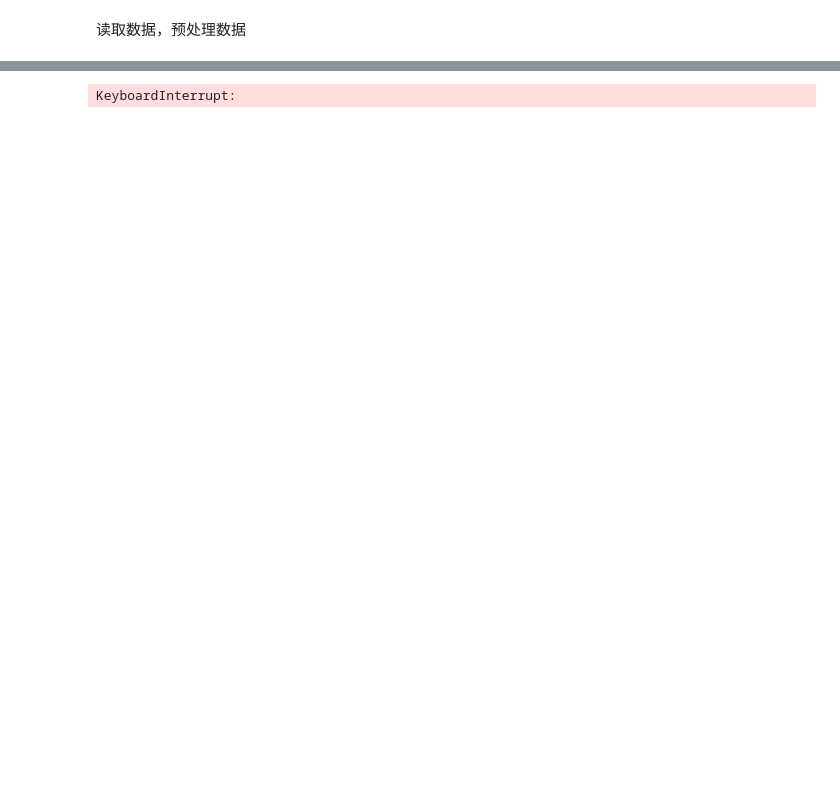
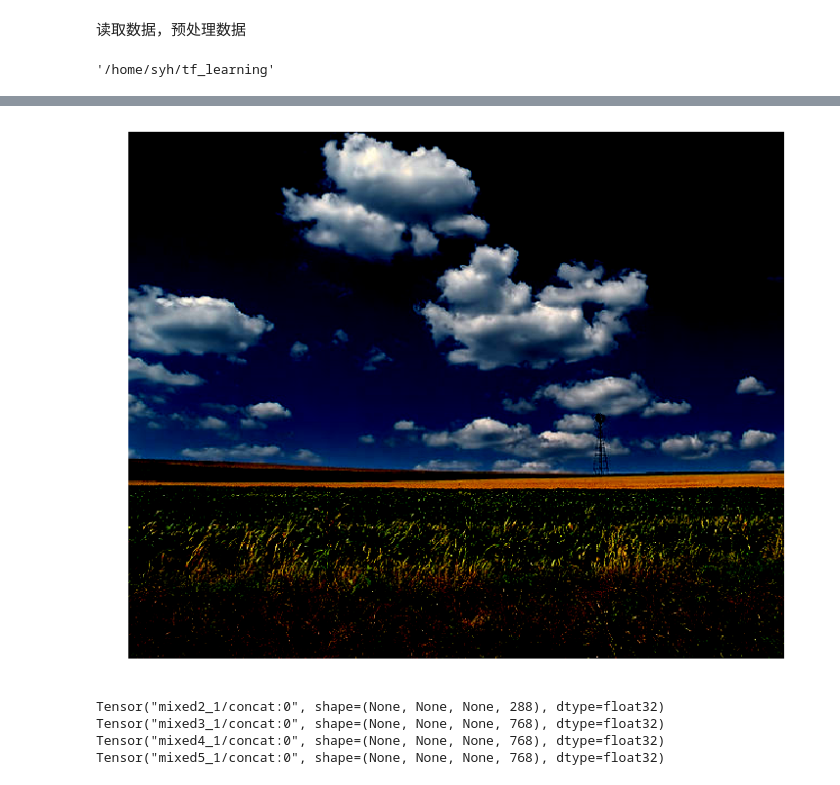
Before and after one commit to FMsunyh/tf_learning, a Jupyter notebook: tensorflow2.0/deep-dream-minimal.ipynb, the cells around one changed output, grey strips where cells are left out. Saved outputs shown, nothing was run; the diff lists cells and outputs as text; code cells hidden in the pictures; blank space fills up the shorter version.

```diff
--- a/tensorflow2.0/deep-dream-minimal.ipynb
+++ b/tensorflow2.0/deep-dream-minimal.ipynb
@@ -7,17 +8,23 @@ from tensorflow.keras.preprocessing import  image
 # %% [markdown]
 读取数据，预处理数据
+# %%
+project_path = os.path.join(os.path.abspath(''),'tf_learning')
+project_path
+# %% [output]
+'/home/syh/tf_learning'
 # %%
 # Download an image and read it into a Numpy array
 def  download(url):
     name = url.split('/')[-1]
-    image_path = tf.keras.utils.get_file(name, origin=url)
+    # image_path = tf.keras.utils.get_file(name, origin=url)
+    image_path = os.path.join(project_path, 'tensorflow2.0/clouds.jpg')
     img = image.load_img(image_path)
 
     return image.img_to_array(img)
 
 # Scale pixel to beteen (-1.0 and 1.0)
 def preprocess(img):
-    return (img/127.5)-1
+    return (img / 127.5) -1
 
 # Undo the preprocessing above
 def deprocess(img):
@@ -32,7 +39,7 @@ def deprocess(img):
 def show(image):
     plt.figure(figsize=(12,12))
     plt.grid(False)
-    plt.axes('off')
+    plt.axis('off')
     plt.imshow(img)
 
 url = 'https://storage.googleapis.com/applied-dl/clouds.jpg'
@@ -43,3 +51,3 @@ Downloading data from https://storage.googleapis.com/applied-dl/clouds.jpg
-KeyboardInterrupt:
+[figure, added]
 # %%
 inception_v3 = tf.keras.applications.InceptionV3(weights='imagenet',include_top=False)
@@ -45,0 +61,8 @@ inception_v3 = tf.keras.applications.InceptionV3(weights='imagenet',include_top=
+# %%
+for name in names:
+    print(inception_v3.get_layer(name).output )
+# %% [output]
+Tensor("mixed2_1/concat:0", shape=(None, None, None, 288), dtype=float32)
+Tensor("mixed3_1/concat:0", shape=(None, None, None, 768), dtype=float32)
+Tensor("mixed4_1/concat:0", shape=(None, None, None, 768), dtype=float32)
+Tensor("mixed5_1/concat:0", shape=(None, None, None, 768), dtype=float32)
```
Also changed, not shown: parts of 5 cells of this notebook.
